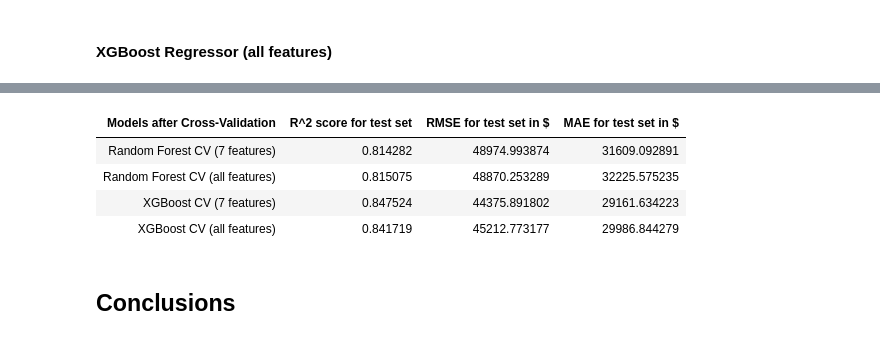
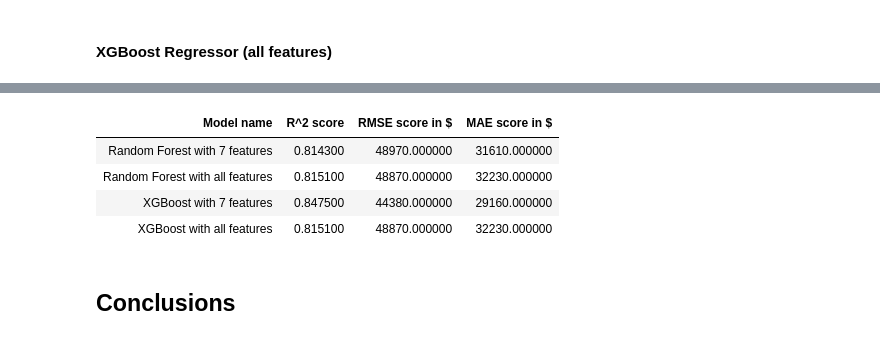
Before and after one commit to bartekwphd/California_housing_project, a Jupyter notebook: California Housing.ipynb, the cells around one changed output, grey strips where cells are left out. Saved outputs shown, nothing was run; the diff lists cells and outputs as text; code cells hidden in the pictures.

Commit message:
Creation of a new function to collect results and its implementation

```diff
--- a/California Housing.ipynb
+++ b/California Housing.ipynb
@@ -997,17 +798,9 @@ random_search_rfg.fit(X_train_scaled, y_train)
 # Choosing the best model
 best_rfg = random_search_rfg.best_estimator_
 
-# Predicting the results on the test set
-y_pred_rfg_cv = best_rfg.predict(X_test_scaled)
+rfg_rscv_scores = evaluation(random_search_rfg, X_test_scaled, y_test)
 
-# Calculation of r2_score, RMSE and MAE
-r2_rfg_cv = r2_score(y_test, y_pred_rfg_cv)
-rmse_rfg_cv = np.sqrt(mean_squared_error(y_test, y_pred_rfg_cv))
-mae_rfg_cv = mean_absolute_error(y_test, y_pred_rfg_cv)
-
-print("Best R^2: ", r2_rfg_cv)
-print("Best RMSE: ", rmse_rfg_cv)
-print("Best MAE: ", mae_rfg_cv)
 print("Best model: ", best_rfg)
 print("Best model parameters: ", random_search_rfg.best_params_)
+rfg_rscv_scores
 # %% [output]
@@ -1041,17 +833,9 @@ random_search_xgb_new.fit(X_new_train_sc, y_new_train)
 # Choosing the best model
 best_xgb_new = random_search_xgb_new.best_estimator_
 
-# Predicting the results on the test set
-y_pred_xgb_new = best_xgb_new.predict(X_new_test_sc)
+xgb_new_rscv_scores = evaluation(random_search_xgb_new, X_new_test_sc, y_new_test)
 
-# Calculation of r2_score, RMSE and MAE
-r2_xgb_new_cv = r2_score(y_new_test, y_pred_xgb_new)
-rmse_xgb_new_cv = np.sqrt(mean_squared_error(y_new_test, y_pred_xgb_new))
-mae_xgb_new_cv = mean_absolute_error(y_new_test, y_pred_xgb_new)
-
-print("Best R^2: ", r2_xgb_new_cv)
-print("Best RMSE: ", rmse_xgb_new_cv)
-print("Best MAE: ", mae_xgb_new_cv)
 print("Best model: ", best_xgb_new)
 print("Best model parameters: ", random_search_xgb_new.best_params_)
+xgb_new_rscv_scores
 # %% [output]
@@ -1115,41 +889,21 @@ Best model parameters:  {'subsample': 0.8, 'n_estimators': 200, 'min_child_weigh
-# %%
-summary_table = pd.DataFrame({
-                            'Models after Cross-Validation': [
-                                                            'Random Forest CV (7 features)',
-                                                            'Random Forest CV (all features)',
-                                                            'XGBoost CV (7 features)',
-                                                            'XGBoost CV (all features)'
-                                                            ],
-
-                                    'R^2 score for test set': [
-                                                            r2_rfg_new_cv,
-                                                            r2_rfg_cv,
-                                                            r2_xgb_new_cv,
-                                                            r2_xgb_cv
-                                                            ],
-
-                                    'RMSE for test set in $': [
-                                                            rmse_rfg_new_cv * 100000,
-                                                            rmse_rfg_cv * 100000,
-                                                            rmse_xgb_new_cv * 100000,
-                                                            rmse_xgb_cv * 100000
-                                                            ],
-
-                                    'MAE for test set in $': [
-                                                            mae_rfg_new_cv * 100000,
-                                                            mae_rfg_cv * 100000,
-                                                            mae_xgb_new_cv * 100000,
-                                                            mae_xgb_cv * 100000
-
-                                                            ]})
-
-summary_table.style.hide(axis='index')
-# %% [output]
-| Models after Cross-Validation | R^2 score for test set | RMSE for test set in $ | MAE for test set in $ |
-| Random Forest CV (7 features) | 0.814282 | 48974.993874 | 31609.092891 |
-| Random Forest CV (all features) | 0.815075 | 48870.253289 | 32225.575235 |
-| XGBoost CV (7 features) | 0.847524 | 44375.891802 | 29161.634223 |
-| XGBoost CV (all features) | 0.841719 | 45212.773177 | 29986.844279 |
+# %%
+summary_scores = pd.concat([rfg_new_rscv_scores, rfg_rscv_scores, xgb_new_rscv_scores, rfg_rscv_scores],
+                        ignore_index=True, sort=False)
+model_names = ['Random Forest with 7 features',
+              'Random Forest with all features',
+              'XGBoost with 7 features',
+              'XGBoost with all features']
+summary_scores['Model name'] = model_names
+first_column = summary_scores.pop('Model name')
+summary_scores.insert(0, 'Model name', first_column)
+
+summary_scores.style.hide(axis='index')
+# %% [output]
+| Model name | R^2 score | RMSE score in $ | MAE score in $ |
+| Random Forest with 7 features | 0.814300 | 48970.000000 | 31610.000000 |
+| Random Forest with all features | 0.815100 | 48870.000000 | 32230.000000 |
+| XGBoost with 7 features | 0.847500 | 44380.000000 | 29160.000000 |
+| XGBoost with all features | 0.815100 | 48870.000000 | 32230.000000 |
 # %% [markdown]
 ## Conclusions
 # %% [markdown]
```
Also changed, not shown: parts of 33 cells of this notebook.
